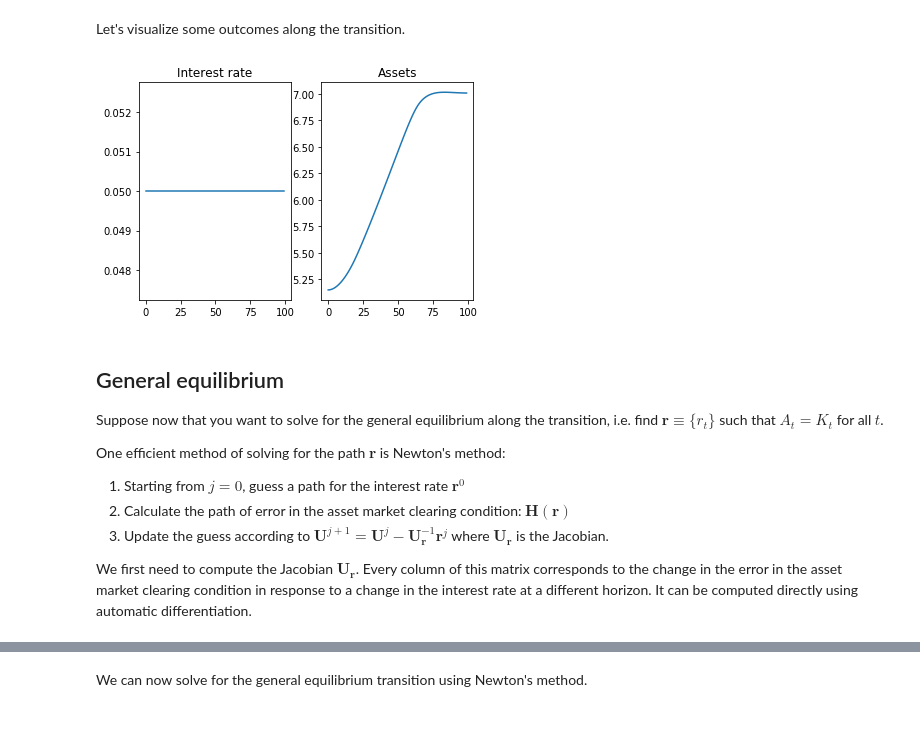
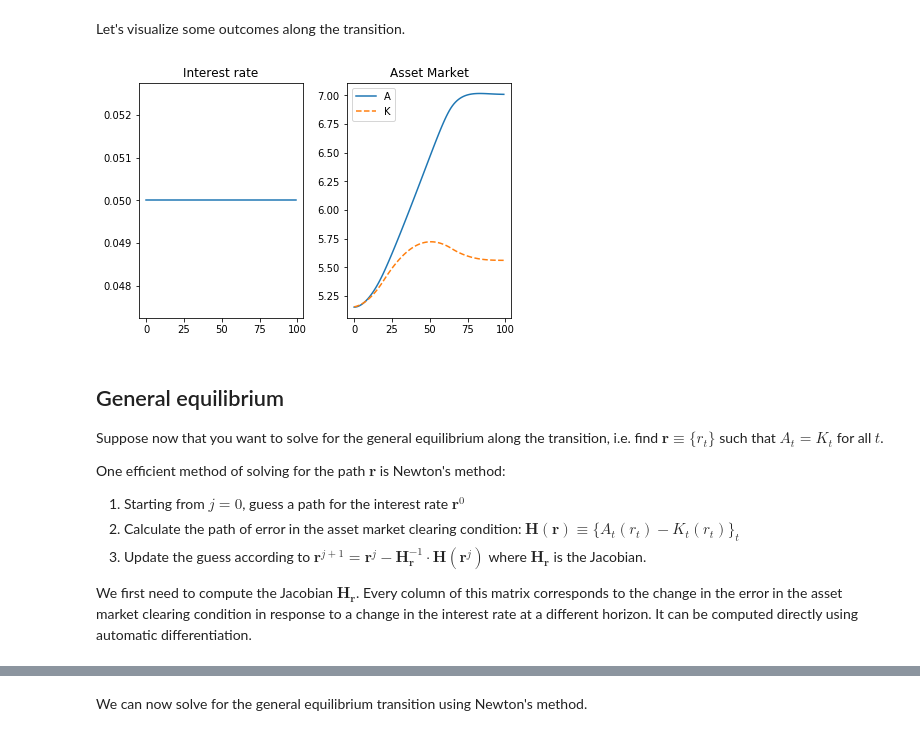
Before and after one commit to FredericMartenet/OLGHA, a Jupyter notebook: OLGHA.ipynb, the cells around one changed output, grey strips where cells are left out. Saved outputs shown, nothing was run; the diff lists cells and outputs as text; code cells hidden in the pictures.

```diff
--- a/OLGHA.ipynb
+++ b/OLGHA.ipynb
@@ -324,14 +333,17 @@ Total time: 2.29 sec
 # %% [markdown]
 Let's visualize some outcomes along the transition.
-# %%
-fig, (ax1, ax2) = plt.subplots(1, 2)
-ax1.plot(td_PE['r'])
-ax1.set_title('Interest rate')
-ax2.plot(td_PE['A'])
-ax2.set_title('Assets')
-plt.show()
-# %% [output]
-[figure, removed]
+# %%
+fig, a = plt.subplots(1, 2, squeeze=False)
+a[0][0].plot(td_PE['r'])
+a[0][0].set_title('Interest rate')
+a[0][1].plot(td_PE['A'], label='A')
+a[0][1].plot(td_PE['K'][:Ttrans], '--', label='K')
+a[0][1].set_title('Asset Market')
+a[0][1].legend()
+fig.tight_layout(pad=1.0)
+plt.show()
+# %% [output]
+[figure, added]
 # %% [markdown]
 ## General equilibrium
 
@@ -340,10 +352,10 @@ Suppose now that you want to solve for the general equilibrium along the transit
 One efficient method of solving for the path $\mathbf{r}$ is Newton's method:
 
 1. Starting from $j=0$, guess a path for the interest rate $\mathbf{r}^{0}$
-2. Calculate the path of error in the asset market clearing condition: $\mathbf{H}(\mathbf{r})$
-3. Update the guess according to $ \mathbf{U}^{j+1} = \mathbf{U}^{j} - \mathbf{U}_{\mathbf{r}}^{-1} \mathbf{r}^{j} $ where $\mathbf{U}_{\mathbf{r}}$ is the Jacobian.
+2. Calculate the path of error in the asset market clearing condition: $\mathbf{H}(\mathbf{r})\equiv \{ A_t(r_t)-K_t(r_t) \}_t$
+3. Update the guess according to $ \mathbf{r}^{j+1} = \mathbf{r}^{j} - \mathbf{H}_{\mathbf{r}}^{-1} \cdot \mathbf{H}(\mathbf{r}^{j}) $ where $\mathbf{H}_{\mathbf{r}}$ is the Jacobian.
 
-We first need to compute the Jacobian $\mathbf{U}_{\mathbf{r}}$.
+We first need to compute the Jacobian $\mathbf{H}_{\mathbf{r}}$.
 Every column of this matrix corresponds to the change in the error in the asset market clearing condition in response to a change in the interest rate at a different horizon.
 It can be computed directly using automatic differentiation.
 # %%
```
Also changed, not shown: parts of 13 cells of this notebook, 3 other files.
